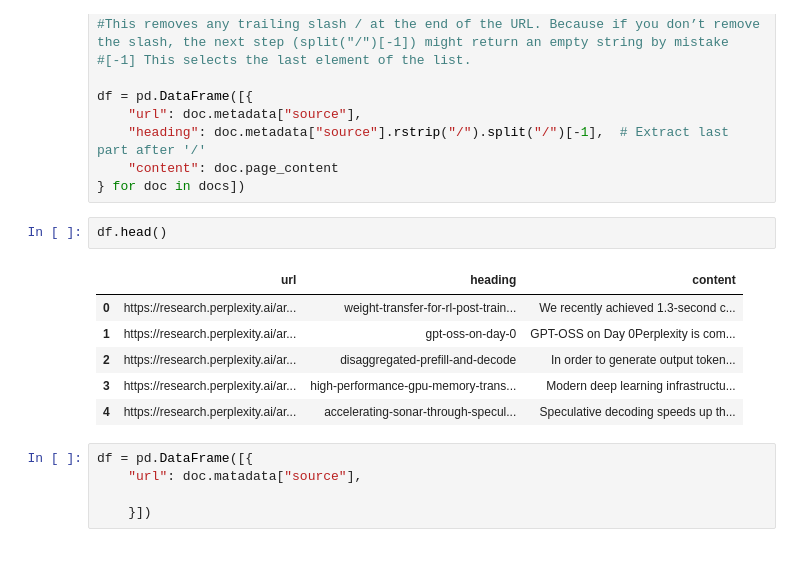
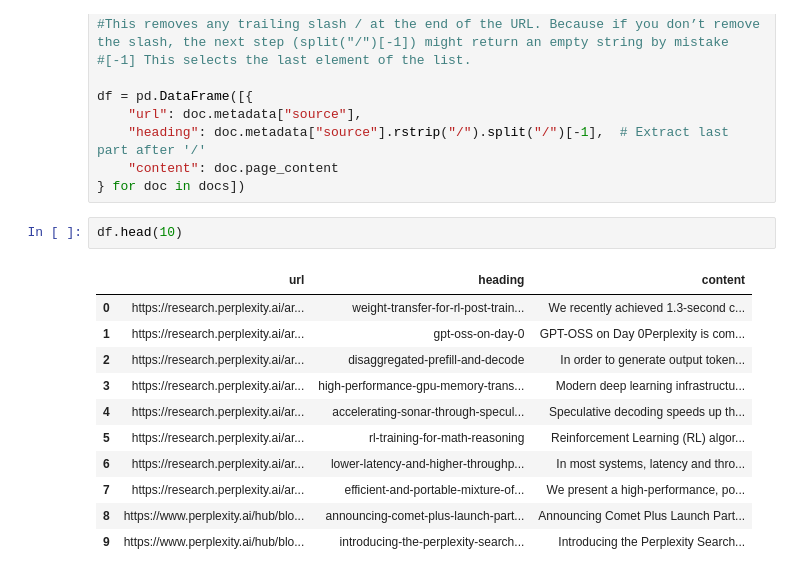
Before and after one commit to Akorikk/Small_Language_Model, a Jupyter notebook: slm.ipynb, the cells around one changed output. Saved outputs shown, nothing was run; the diff lists cells and outputs as text.

```diff
--- a/slm.ipynb
+++ b/slm.ipynb
@@ -157,16 +161,16 @@ df = pd.DataFrame([{
     "content": doc.page_content
 } for doc in docs])
 # %%
-df.head()
+df.head(10)
 # %% [output]
 |  | url | heading | content |
 | 0 | https://research.perplexity.ai/ar... | weight-transfer-for-rl-post-train... | We recently achieved 1.3-second c... |
 | 1 | https://research.perplexity.ai/ar... | gpt-oss-on-day-0 | GPT-OSS on Day 0Perplexity is com... |
 | 2 | https://research.perplexity.ai/ar... | disaggregated-prefill-and-decode | In order to generate output token... |
 | 3 | https://research.perplexity.ai/ar... | high-performance-gpu-memory-trans... | Modern deep learning infrastructu... |
 | 4 | https://research.perplexity.ai/ar... | accelerating-sonar-through-specul... | Speculative decoding speeds up th... |
+| 5 | https://research.perplexity.ai/ar... | rl-training-for-math-reasoning | Reinforcement Learning (RL) algor... |
+| 6 | https://research.perplexity.ai/ar... | lower-latency-and-higher-throughp... | In most systems, latency and thro... |
+| 7 | https://research.perplexity.ai/ar... | efficient-and-portable-mixture-of... | We present a high-performance, po... |
+| 8 | https://www.perplexity.ai/hub/blo... | announcing-comet-plus-launch-part... | Announcing Comet Plus Launch Part... |
+| 9 | https://www.perplexity.ai/hub/blo... | introducing-the-perplexity-search... | Introducing the Perplexity Search... |
-# %%
-df = pd.DataFrame([{
-    "url": doc.matadata["source"],
-
-    }])
```
Also changed, not shown: parts of 2 cells of this notebook.
